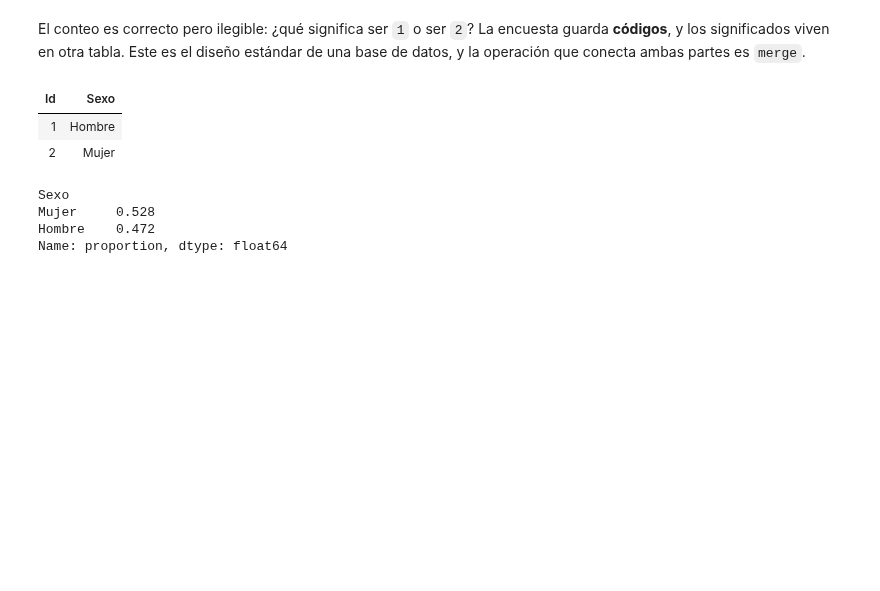
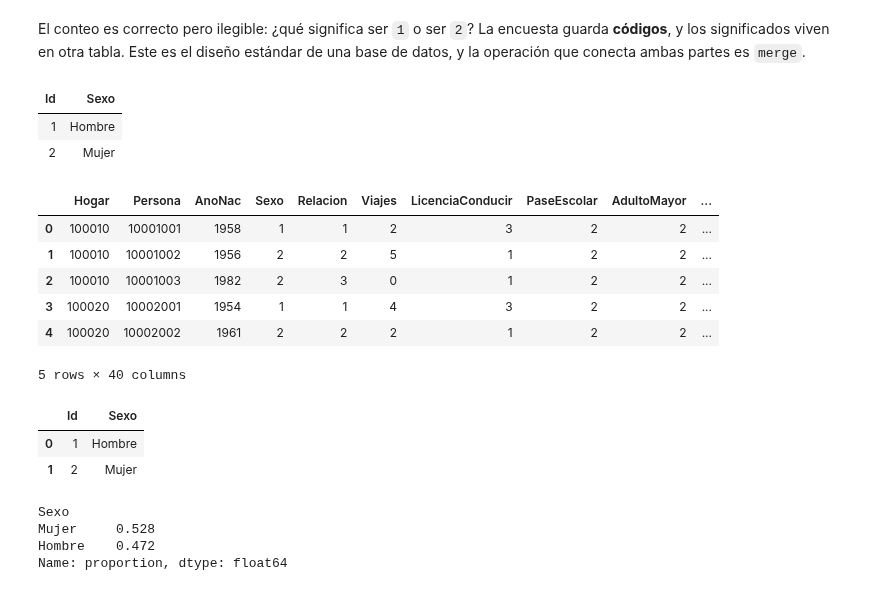
Before and after one commit to daniopitz/cienciadatos, a Jupyter notebook: 02_pandas_eda.ipynb, the cells around one changed output. Saved outputs shown, nothing was run; the diff lists cells and outputs as text; code cells hidden in the pictures; blank space fills up the shorter version.

```diff
--- a/02_pandas_eda.ipynb
+++ b/02_pandas_eda.ipynb
@@ -267,6 +267,22 @@ sexo = pd.read_csv(RUTA + "tablas_parametros/Sexo.csv", sep=";")
 | Id | Sexo |
 | 1 | Hombre |
 | 2 | Mujer |
+# %%
+personas.head()
+# %% [output]
+|  | Hogar | Persona | AnoNac | Sexo | Relacion | Viajes | LicenciaConducir | PaseEscolar | AdultoMayor | ... |
+| 0 | 100010 | 10001001 | 1958 | 1 | 1 | 2 | 3 | 2 | 2 | ... |
+| 1 | 100010 | 10001002 | 1956 | 2 | 2 | 5 | 1 | 2 | 2 | ... |
+| 2 | 100010 | 10001003 | 1982 | 2 | 3 | 0 | 1 | 2 | 2 | ... |
+| 3 | 100020 | 10002001 | 1954 | 1 | 1 | 4 | 3 | 2 | 2 | ... |
+| 4 | 100020 | 10002002 | 1961 | 2 | 2 | 2 | 1 | 2 | 2 | ... |
+5 rows × 40 columns
+# %%
+sexo.head()
+# %% [output]
+|  | Id | Sexo |
+| 0 | 1 | Hombre |
+| 1 | 2 | Mujer |
 # %%
 personas = personas.merge(sexo, left_on="Sexo", right_on="Id", how="left",
                           suffixes=("_codigo", ""))
```
Also changed, not shown: parts of 4 cells of this notebook.
